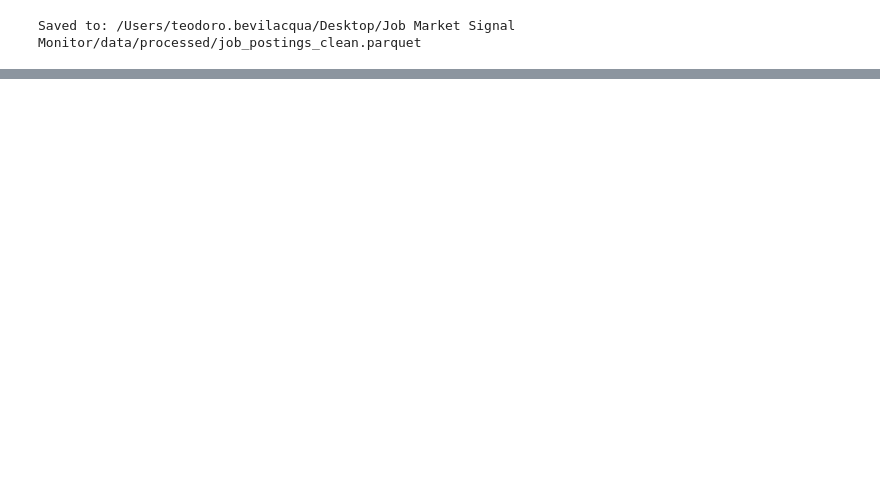
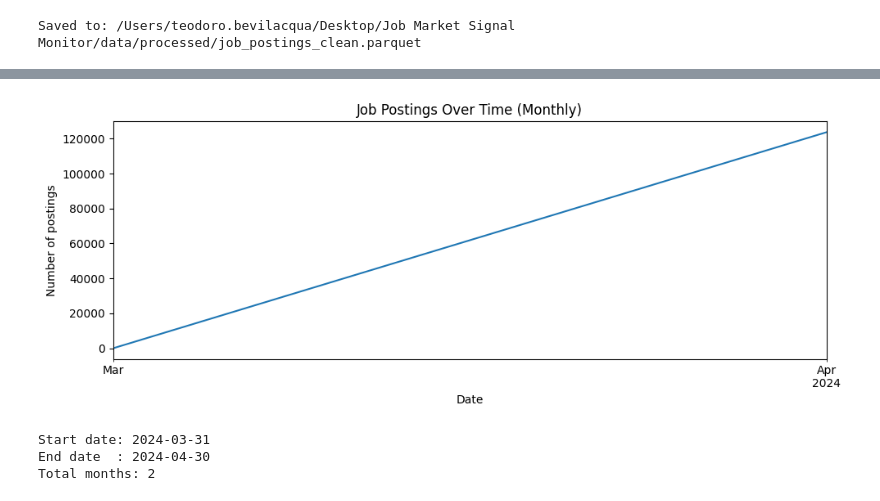
Before and after one commit to teodorobevilacqua/job-market-signal-monitor, a Jupyter notebook: notebooks/01_eda.ipynb, the cells around one changed output, grey strips where cells are left out. Cells and saved outputs as stored; diff of their text form; code cells hidden in the pictures; blank space fills up the shorter version.

```diff
--- a/notebooks/01_eda.ipynb
+++ b/notebooks/01_eda.ipynb
@@ -154,3 +154,8 @@ df_core.to_parquet(out_path, index=False)
 print("Saved to:", out_path)
 # %% [output]
 Saved to: /Users/teodoro.bevilacqua/Desktop/Job Market Signal Monitor/data/processed/job_postings_clean.parquet
+# %%
+df_time = df_core.copy()
+df_time = df_time.set_index("date").sort_index()
+
+df_time.head(3)
@@ -156,0 +168,14 @@ Saved to: /Users/teodoro.bevilacqua/Desktop/Job Market Signal Monitor/data/proce
+# %%
+import pandas as pd
+
+split_date = df_time.index.min() + (df_time.index.max() - df_time.index.min()) / 2
+
+df_time["period"] = [
+    "early_period" if d <= split_date else "late_period"
+    for d in df_time.index
+]
+
+print("Split date:", split_date)
+df_time["period"].value_counts()
+
+df_time.groupby("period").apply(lambda x: (x.index.min(), x.index.max()))
@@ -156,0 +188,29 @@ Saved to: /Users/teodoro.bevilacqua/Desktop/Job Market Signal Monitor/data/proce
+# %%
+monthly_counts = (
+    df_time
+    .resample("M")
+    .size()
+    .rename("num_postings")
+)
+
+monthly_counts.head()
+
+import matplotlib.pyplot as plt
+
+plt.figure(figsize=(10, 4))
+monthly_counts.plot()
+plt.title("Job Postings Over Time (Monthly)")
+plt.ylabel("Number of postings")
+plt.xlabel("Date")
+plt.tight_layout()
+plt.show()
+# %% [output]
+[figure, added]
+# %%
+print("Start date:", monthly_counts.index.min().date())
+print("End date  :", monthly_counts.index.max().date())
+print("Total months:", len(monthly_counts))
+# %% [output]
+Start date: 2024-03-31
+End date  : 2024-04-30
+Total months: 2
```
Also changed, not shown: parts of 6 cells of this notebook.
